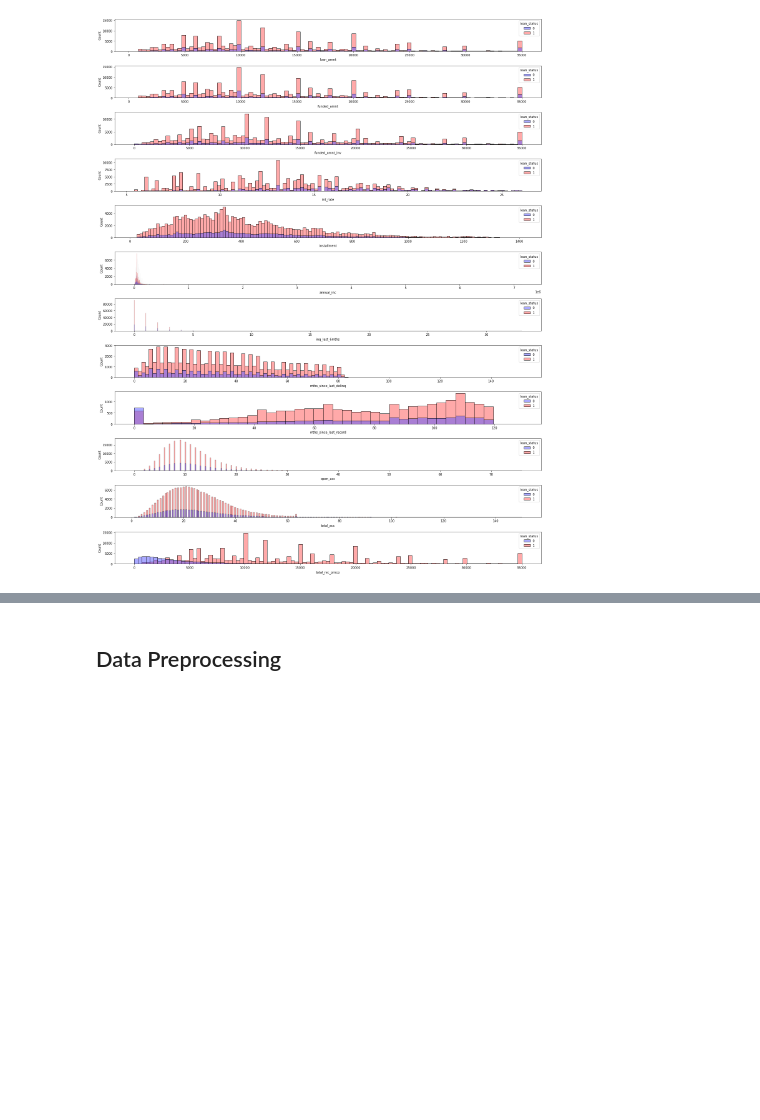
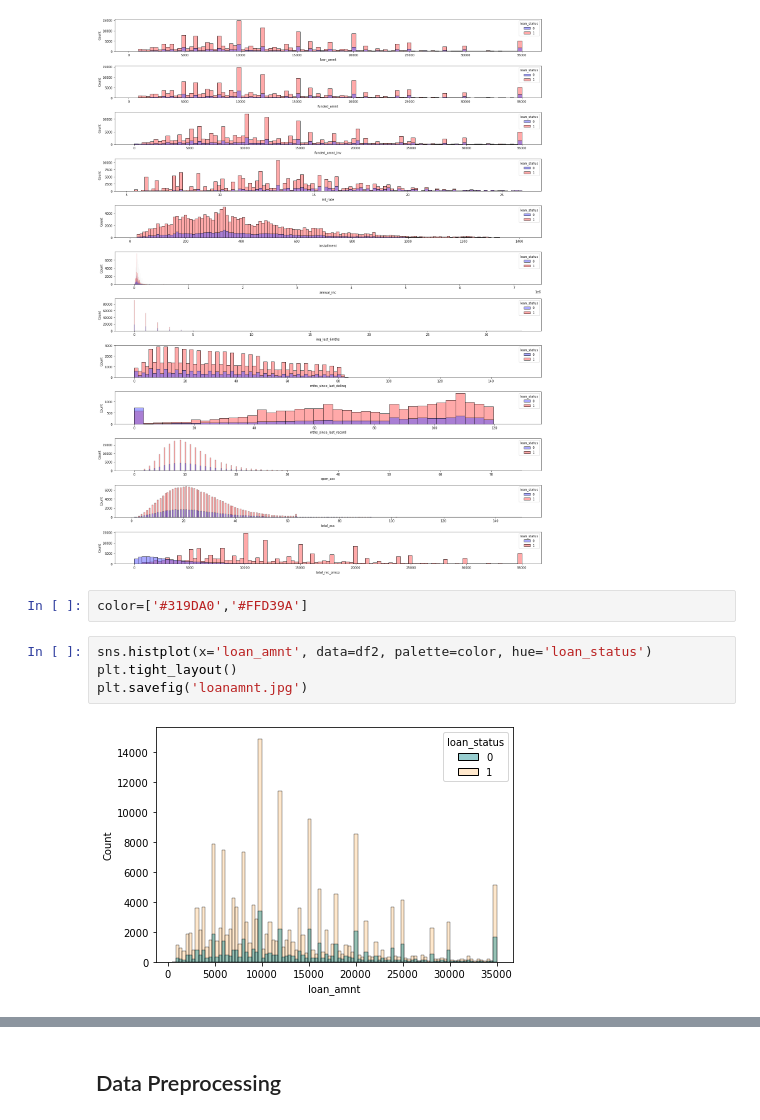
Before and after one commit to inggridpris/Credit-Loan-Prediction, a Jupyter notebook: scoring credit.ipynb, the cells around one changed output, grey strips where cells are left out. Saved outputs shown, nothing was run; the diff lists cells and outputs as text; blank space fills up the shorter version.

```diff
--- a/scoring credit.ipynb
+++ b/scoring credit.ipynb
@@ -280,3 +284,11 @@ for i in range(0, len(features)):
     plt.tight_layout()
 # %% [output]
 [figure]
+# %%
+color=['#319DA0','#FFD39A']
+# %%
+sns.histplot(x='loan_amnt', data=df2, palette=color, hue='loan_status')
+plt.tight_layout()
+plt.savefig('loanamnt.jpg')
+# %% [output]
+[figure, added]
```
Also changed, not shown: parts of 15 cells of this notebook, 15 other files.
